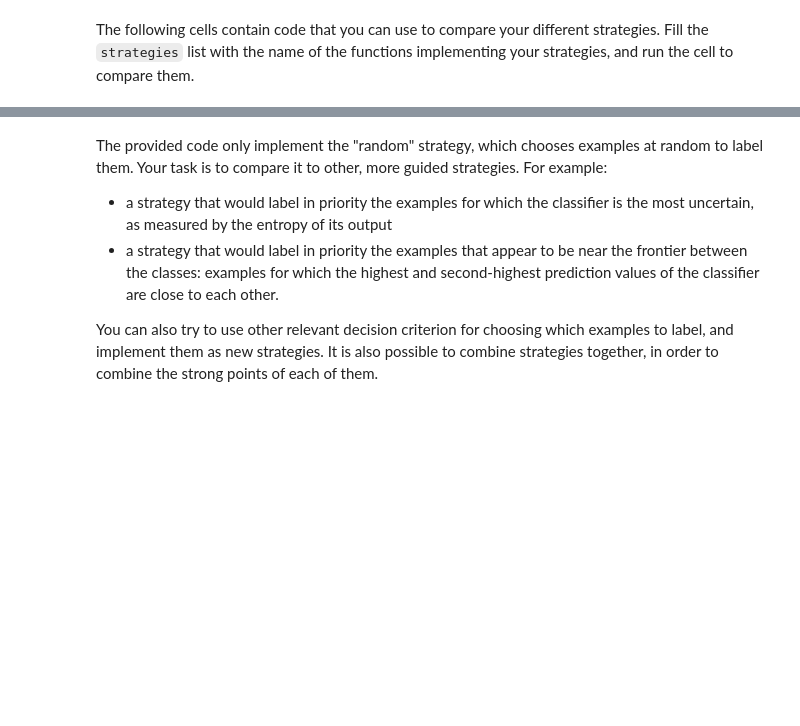
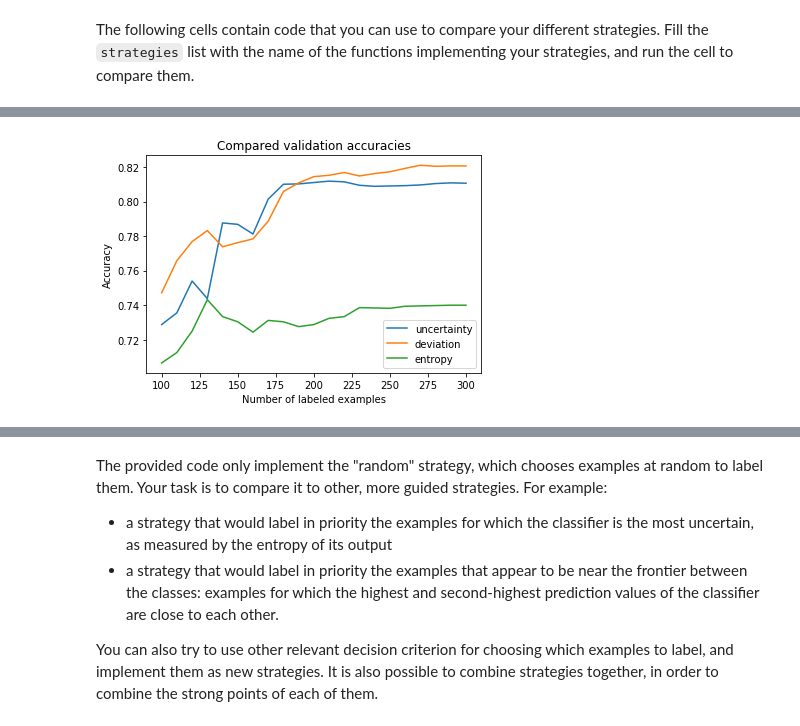
Before and after one commit to EmmanuelJhno/Advanced_Deep_Learning, a Jupyter notebook: Lab4/TP4_active_learning.ipynb, the cells around one changed output, grey strips where cells are left out. Saved outputs shown, nothing was run; the diff lists cells and outputs as text; code cells hidden in the pictures; blank space fills up the shorter version.

```diff
--- a/Lab4/TP4_active_learning.ipynb
+++ b/Lab4/TP4_active_learning.ipynb
@@ -120,7 +146,7 @@ Don't forget to reload this cell whenever you change the hyper-parameters.
 # - output[:,0] are the number of labeled examples
 # - output[:,1] are the associated accuracies
 # - output[:,2] are the associated losses
-def active_training(strategy, dataset=None, initial_labeling=20, nb_request=10):
+def active_training(strategy, model=Model, retrain=False, dataset=None, initial_labeling=20, nb_request=10):
     if dataset is None:
         dataset = unlabeled_dataset()
         call_expert(dataset, torch.randint(0, len(dataset), (initial_labeling,)))
@@ -129,7 +155,10 @@ def active_training(strategy, dataset=None, initial_labeling=20, nb_request=10):
         for _ in range(epochs):
             for (data, targets) in loader:
                 model.zero_grad()
-                prediction = model(data)
+                try:
+                    prediction = model(data)
+                except:
+                    prediction = model(data.reshape(-1,1,28,28))
                 loss = criterion(prediction, targets)
                 loss.backward()
                 optimizer.step()
@@ -140,14 +169,20 @@ def active_training(strategy, dataset=None, initial_labeling=20, nb_request=10):
         total_loss = 0.0
         with torch.no_grad():
             for (data, targets) in loader:
-                prediction = model(data)
+                try:
+                    prediction = model(data)
+                except:
+                    prediction = model(data.reshape(-1,1,28,28))
                 total_loss += criterion(prediction, targets).item() * data.size(0)
                 _, number_predicted = torch.max(prediction.data, 1)
                 total_accuracy += (number_predicted == targets).sum()
         return (total_accuracy / len(dataset), total_loss / len(dataset))
 
     performances = torch.zeros(num_active_runs+1, 3)
-    model = Model()
+    if not retrain:
+        model = model() # Model()
+    else:
+        loaded = False
     local_lr = learning_rate
     for i in range(num_active_runs+1):
         # filter the dataset to only keep labelled examples
@@ -155,10 +190,14 @@ def active_training(strategy, dataset=None, initial_labeling=20, nb_request=10):
         filtered_dataset = TensorDataset(*list(t[labelled_idx] for t in dataset.tensors))
         loader = DataLoader(filtered_dataset, batch_size=batch_size, shuffle=True)
         # create a new model to train on this dataset
-        #model = Model()
+        if retrain and not loaded:
+            model = model()
+            loaded = True
+        else:
+            # if we don't retrain, then we need to decrease the learning rate with the training
+            if i%5==4:
+                local_lr = local_lr/10
         # OPTIMIZER
-        if i%5==4:
-            local_lr = local_lr/10
         optimizer = torch.optim.SGD(model.parameters(), lr=local_lr)
         train_model(model, optimizer, loader, num_iter // len(loader))
         (valid_acc, valid_loss) = validation_perf(model, mnist_validation)
@@ -210 +250,11 @@ With 900 examples, valid perf is: Loss = 0.5371 -- Val_Acc = 85.08%
 done
+# %%
+plt.title("Compared validation accuracies")
+plt.xlabel("Number of labeled examples")
+plt.ylabel("Accuracy")
+for (name, perf) in performances:
+    plt.plot(perf[:,0], perf[:,1], label=name)
+plt.legend(loc='lower right')
+plt.show()
+# %% [output]
+[figure, added]
```
Also changed, not shown: parts of 10 cells of this notebook.
